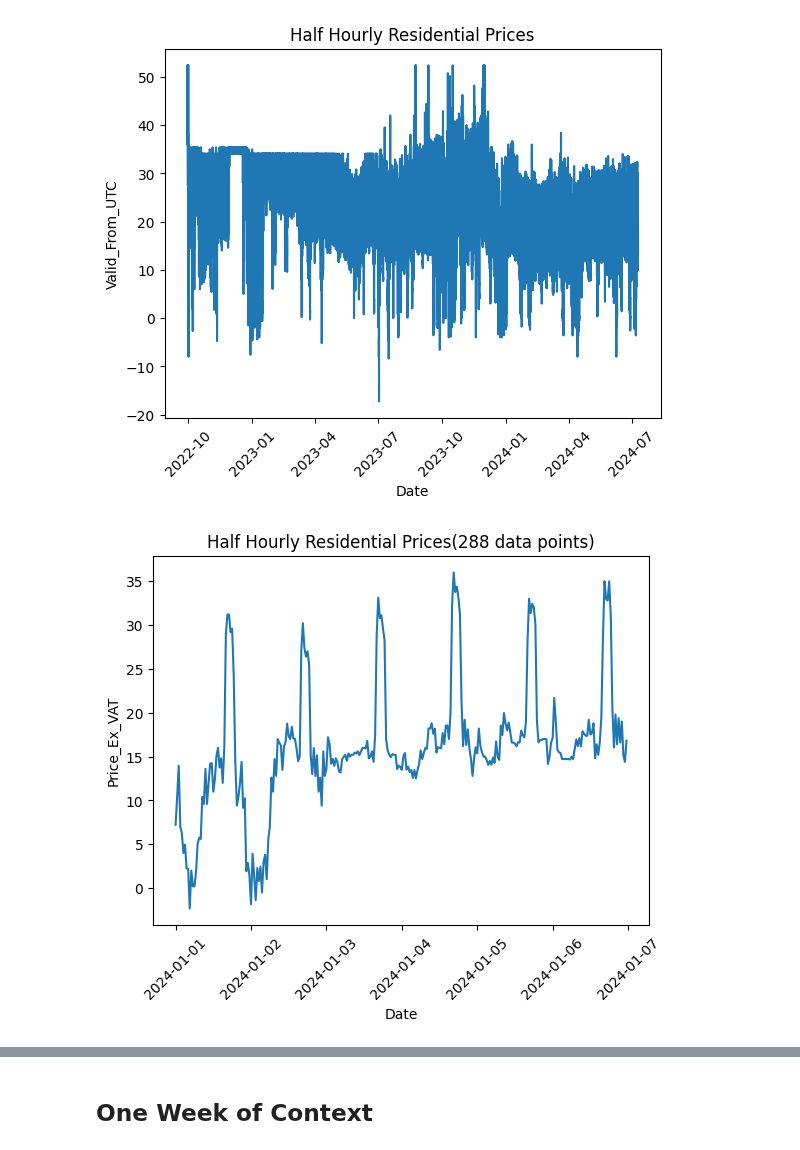
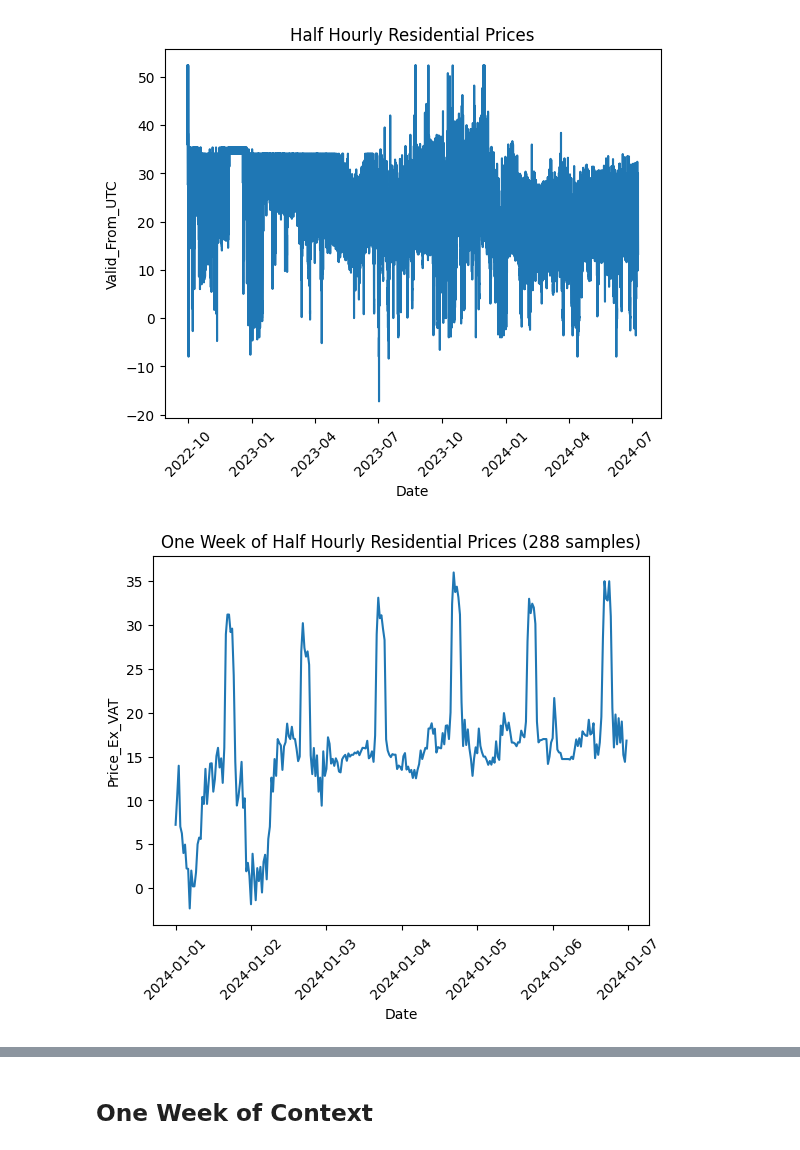
Before and after one commit to williamrodz/llm_for_ts_electricity_prices_forecasting, a Jupyter notebook: half_hourly_prices_forecasting.ipynb, the cells around one changed output, grey strips where cells are left out. Drawn from its saved outputs; the diff is of its cells as text; code cells hidden in the pictures.

```diff
--- a/half_hourly_prices_forecasting.ipynb
+++ b/half_hourly_prices_forecasting.ipynb
@@ -44,15 +44,15 @@ plt.show()
 # %%
 start_date = '2024-01-01'
 end_date = '2024-01-07'
 
 filtered_data = half_hourly_prices[(half_hourly_prices[date_column] >= start_date) & (half_hourly_prices[date_column] < end_date)]
 num_data_points = len(filtered_data)
 
 plt.plot(filtered_data[date_column], filtered_data[data_column])
 plt.xlabel('Date')
 plt.ylabel(data_column)
-plt.title(f'Half Hourly Residential Prices({num_data_points} data points)')
+plt.title(f'One Week of Half Hourly Residential Prices ({num_data_points} samples)')
 plt.xticks(rotation=45)
 plt.show()
 # %% [output]
-[figure, old version]
+[figure, new version]
```
Also changed, not shown: parts of 8 cells of this notebook, 11 other files.
